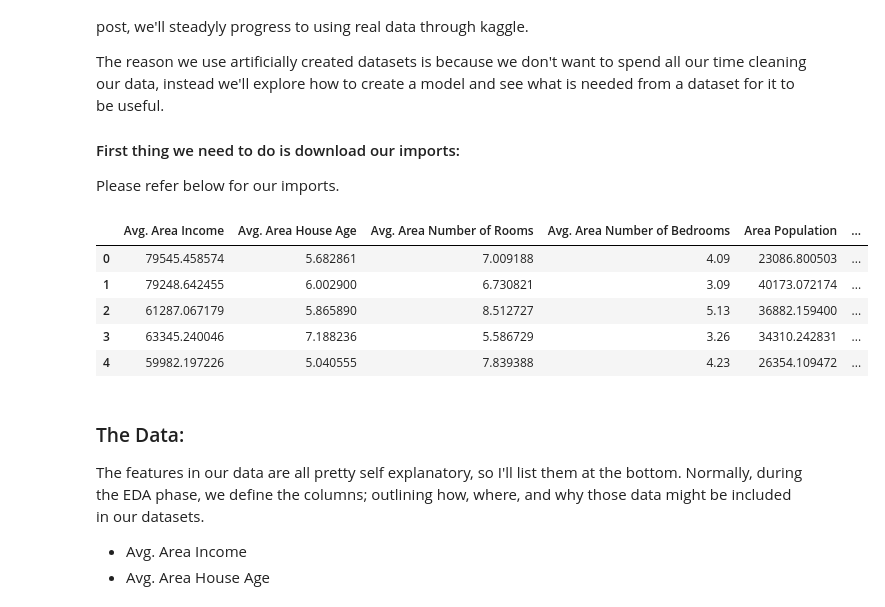
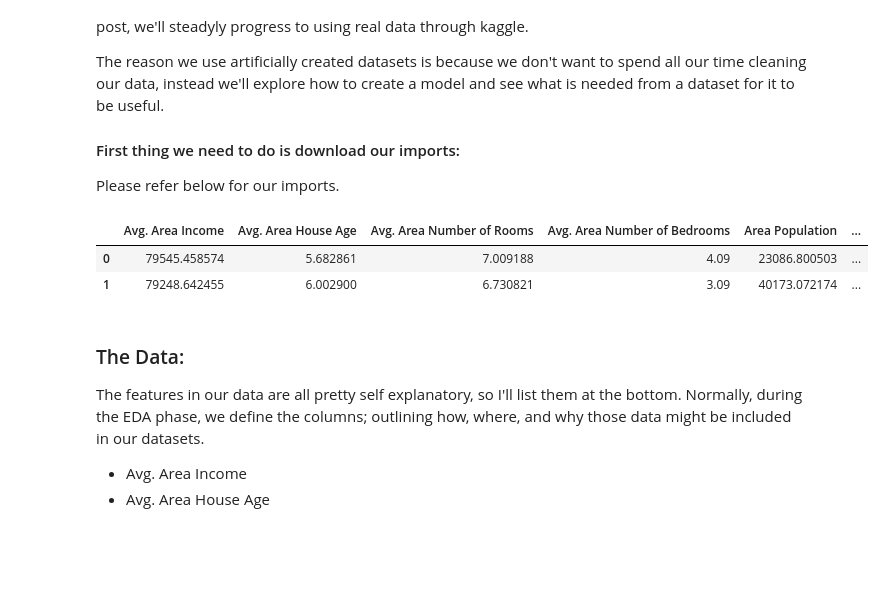
Before and after one commit to jaymanalastas/jaymanalastas.github.io, a Jupyter notebook: content/2019/5/ML.ipynb, the cells around one changed output. Saved outputs shown, nothing was run; the diff lists cells and outputs as text; code cells hidden in the pictures; blank space fills up the shorter version.

```diff
--- a/content/2019/5/ML.ipynb
+++ b/content/2019/5/ML.ipynb
@@ -20,14 +20,11 @@ import seaborn as sns
 # %%
 df = pd.read_csv('../../../../data/USA_Housing.csv')
 # %%
-df.head()
+df.head(2)
 # %% [output]
 |  | Avg. Area Income | Avg. Area House Age | Avg. Area Number of Rooms | Avg. Area Number of Bedrooms | Area Population | ... |
 | 0 | 79545.458574 | 5.682861 | 7.009188 | 4.09 | 23086.800503 | ... |
 | 1 | 79248.642455 | 6.002900 | 6.730821 | 3.09 | 40173.072174 | ... |
-| 2 | 61287.067179 | 5.865890 | 8.512727 | 5.13 | 36882.159400 | ... |
-| 3 | 63345.240046 | 7.188236 | 5.586729 | 3.26 | 34310.242831 | ... |
-| 4 | 59982.197226 | 5.040555 | 7.839388 | 4.23 | 26354.109472 | ... |
 # %% [markdown]
 ### The Data:
 
```
Also changed, not shown: parts of 14 cells of this notebook.
